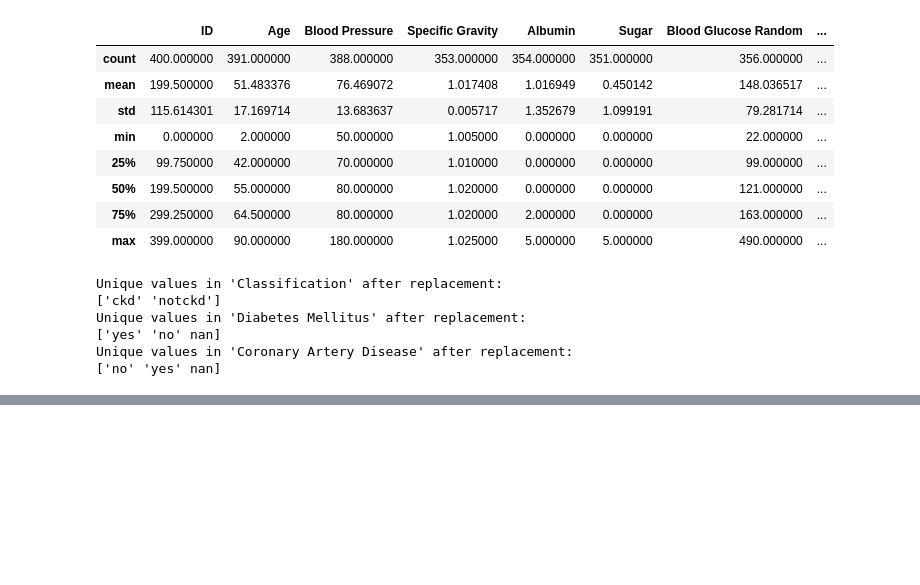
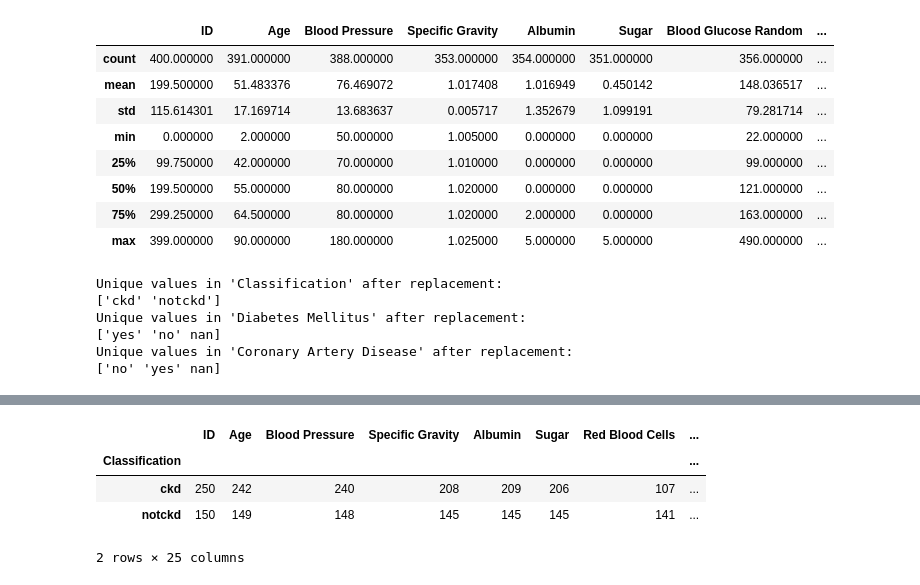
Before and after one commit to abshilpa/Chronic-Kidney-Disease-Data-Science-Project, a Jupyter notebook: MSC_Final_project_CKD.ipynb, the cells around one changed output, grey strips where cells are left out. Saved outputs shown, nothing was run; the diff lists cells and outputs as text; code cells hidden in the pictures; blank space fills up the shorter version.

```diff
--- a/MSC_Final_project_CKD.ipynb
+++ b/MSC_Final_project_CKD.ipynb
@@ -168,0 +205,8 @@ Unique values in 'Coronary Artery Disease' after replacement:
+# %%
+CKD_Data.groupby('Classification').count()
+# %% [output]
+|  | ID | Age | Blood Pressure | Specific Gravity | Albumin | Sugar | Red Blood Cells | ... |
+| Classification |  |  |  |  |  |  |  | ... |
+| ckd | 250 | 242 | 240 | 208 | 209 | 206 | 107 | ... |
+| notckd | 150 | 149 | 148 | 145 | 145 | 145 | 141 | ... |
+2 rows × 25 columns
```
Also changed, not shown: parts of 4 cells of this notebook.
